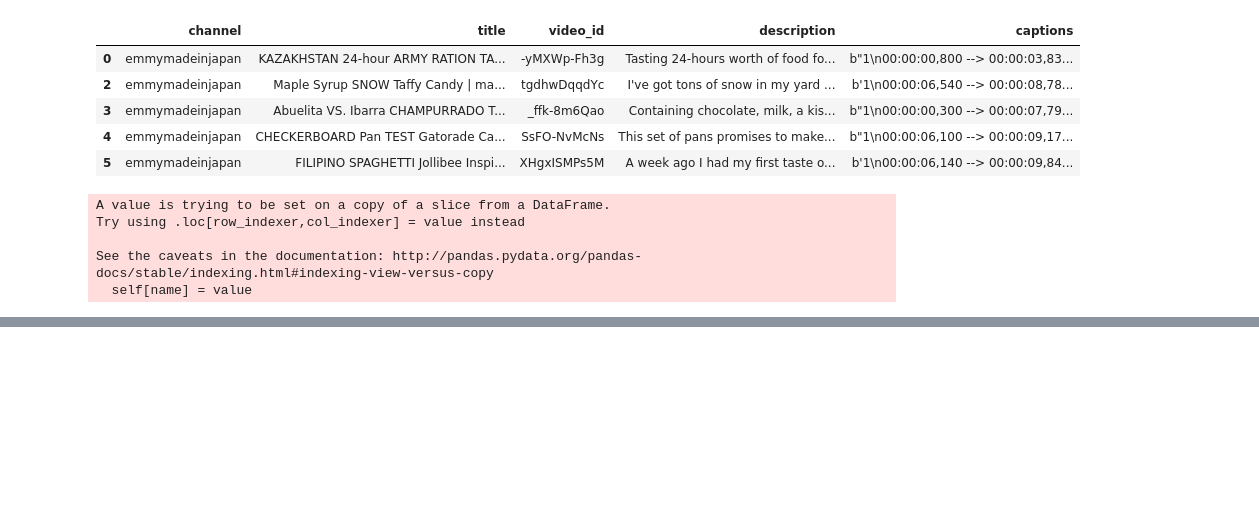
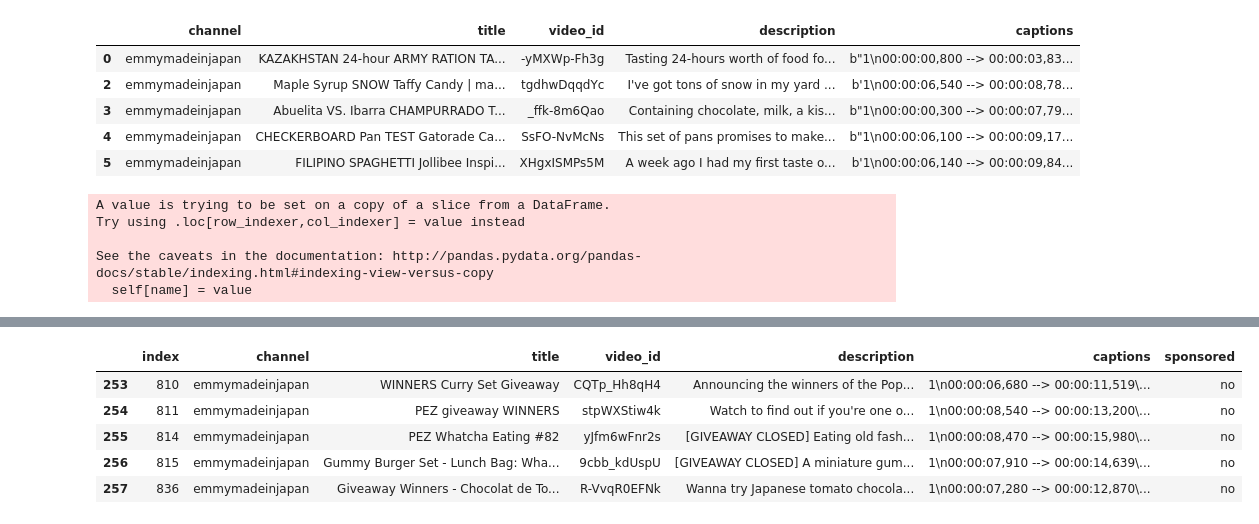
Before and after one commit to ajharry/Insight_Project, a Jupyter notebook: YoutubeEmmy.ipynb, the cells around one changed output, grey strips where cells are left out. Drawn from its saved outputs; the diff is of its cells as text; code cells hidden in the pictures; blank space fills up the shorter version.

```diff
--- a/YoutubeEmmy.ipynb
+++ b/YoutubeEmmy.ipynb
@@ -243,0 +332,14 @@ captionTable.head()
+# %%
+# query:
+sql_query = """
+SELECT * FROM "youtubeEmmy" WHERE sponsored <> 'None';
+"""
+youtube_data_from_sql = pd.read_sql_query(sql_query,con)
+youtube_data_from_sql.tail()
+# %% [output]
+|  | index | channel | title | video_id | description | captions | sponsored |
+| 253 | 810 | emmymadeinjapan | WINNERS Curry Set Giveaway | CQTp_Hh8qH4 | Announcing the winners of the Pop... | 1\n00:00:06,680 --> 00:00:11,519\... | no |
+| 254 | 811 | emmymadeinjapan | PEZ giveaway WINNERS | stpWXStiw4k | Watch to find out if you're one o... | 1\n00:00:08,540 --> 00:00:13,200\... | no |
+| 255 | 814 | emmymadeinjapan | PEZ Whatcha Eating #82 | yJfm6wFnr2s | [GIVEAWAY CLOSED] Eating old fash... | 1\n00:00:08,470 --> 00:00:15,980\... | no |
+| 256 | 815 | emmymadeinjapan | Gummy Burger Set - Lunch Bag: Wha... | 9cbb_kdUspU | [GIVEAWAY CLOSED] A miniature gum... | 1\n00:00:07,910 --> 00:00:14,639\... | no |
+| 257 | 836 | emmymadeinjapan | Giveaway Winners - Chocolat de To... | R-VvqR0EFNk | Wanna try Japanese tomato chocola... | 1\n00:00:07,280 --> 00:00:12,870\... | no |
```
Also changed, not shown: parts of 17 cells of this notebook, 1 other file.
